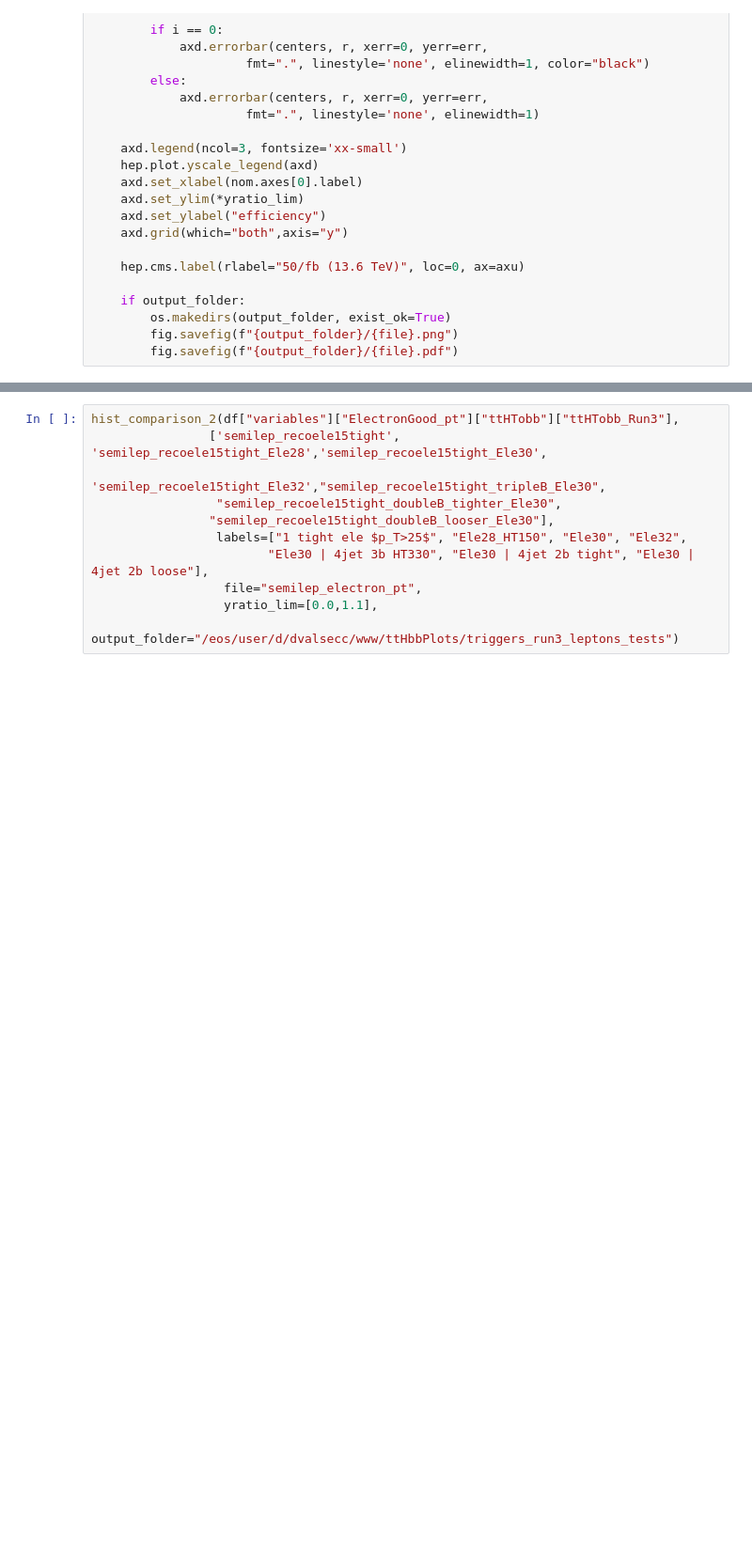
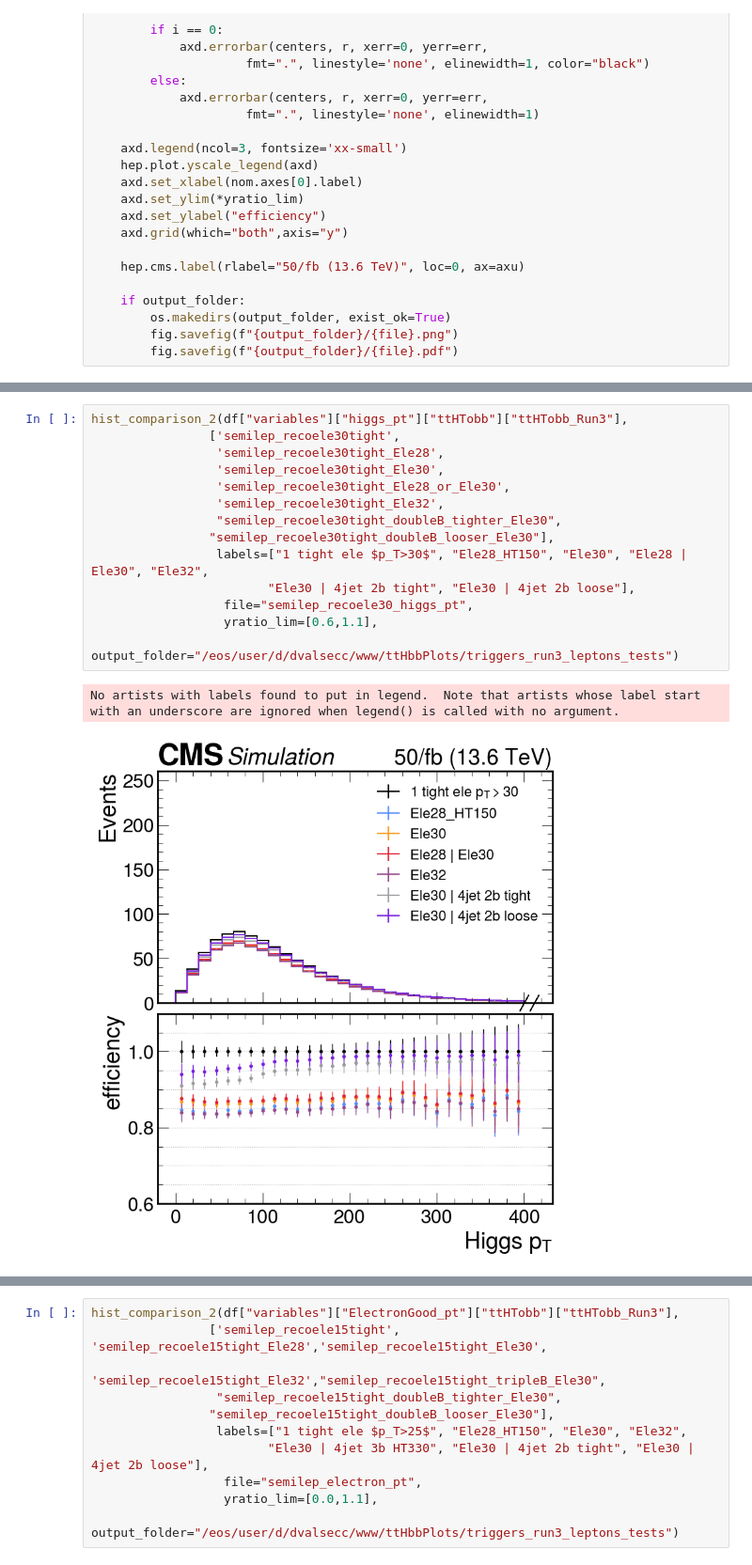
Before and after one commit to PocketCoffea/AnalysisConfigs, a Jupyter notebook: configs/ttHbb/triggers_run3/singleEle_HT_tests/HLTtriggers_test.ipynb, the cells around one changed output, grey strips where cells are left out. Shown at 94% size. Saved outputs shown, nothing was run; the diff lists cells and outputs as text; blank space fills up the shorter version.

```diff
--- a/configs/ttHbb/triggers_run3/singleEle_HT_tests/HLTtriggers_test.ipynb
+++ b/configs/ttHbb/triggers_run3/singleEle_HT_tests/HLTtriggers_test.ipynb
@@ -185,0 +214,17 @@ No artists with labels found to put in legend.  Note that artists whose label st
+# %%
+hist_comparison_2(df["variables"]["higgs_pt"]["ttHTobb"]["ttHTobb_Run3"],
+                ['semilep_recoele30tight',
+                 'semilep_recoele30tight_Ele28',
+                 'semilep_recoele30tight_Ele30',
+                 'semilep_recoele30tight_Ele28_or_Ele30',
+                 'semilep_recoele30tight_Ele32',
+                 "semilep_recoele30tight_doubleB_tighter_Ele30",
+                "semilep_recoele30tight_doubleB_looser_Ele30"],
+                 labels=["1 tight ele $p_T>30$", "Ele28_HT150", "Ele30", "Ele28 | Ele30", "Ele32",
+                        "Ele30 | 4jet 2b tight", "Ele30 | 4jet 2b loose"],
+                  file="semilep_recoele30_higgs_pt",
+                  yratio_lim=[0.6,1.1],
+                 output_folder="/eos/user/d/dvalsecc/www/ttHbbPlots/triggers_run3_leptons_tests")
+# %% [output]
+No artists with labels found to put in legend.  Note that artists whose label start with an underscore are ignored when legend() is called with no argument.
+[figure, added]
```
Also changed, not shown: parts of 31 cells of this notebook, 1 other file.
